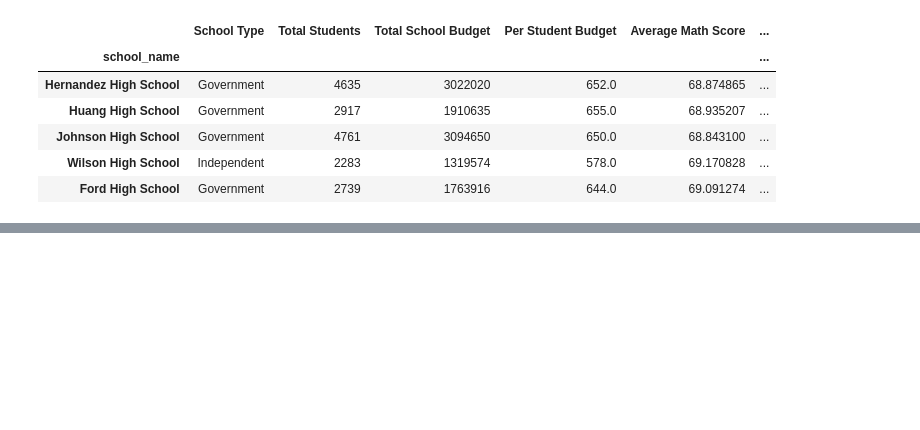
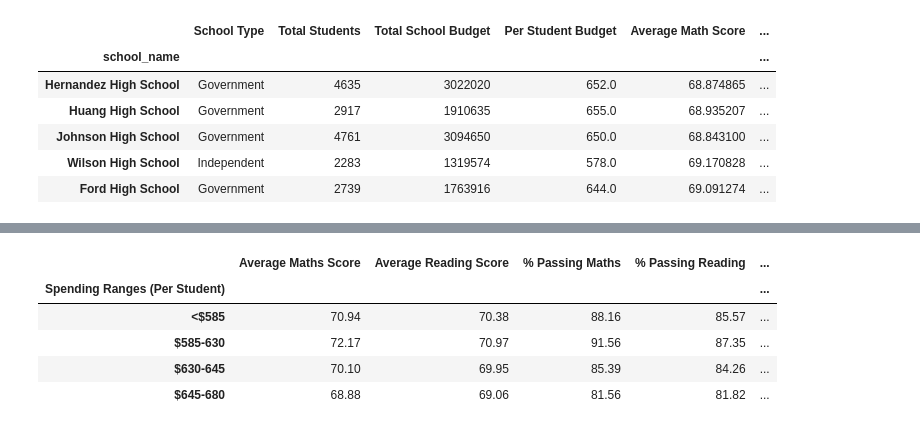
Before and after one commit to abe12monash/pandas-challenge, a Jupyter notebook: Untitled-1.ipynb, the cells around one changed output, grey strips where cells are left out. Cells and saved outputs as stored; diff of their text form; code cells hidden in the pictures; blank space fills up the shorter version.

```diff
--- a/Untitled-1.ipynb
+++ b/Untitled-1.ipynb
@@ -409,0 +488,75 @@ bottom_schools
+# %%
+# Scores by School Spending
+# Define a function to calculate the percentage of students passing math and reading
+def passing_percentage(passing_students, total_students):
+    return passing_students / total_students * 100
+
+# Calculate the average math and reading scores
+average_math_score = school_data_complete['maths_score'].mean()
+average_reading_score = school_data_complete['reading_score'].mean()
+
+# Calculate the number of students passing math and reading (assuming passing is 70 or greater)
+passing_math = school_data_complete[school_data_complete['maths_score'] >= 50]
+passing_reading = school_data_complete[school_data_complete['reading_score'] >= 50]
+
+# Calculate the passing rates
+passing_math_percentage = passing_percentage(passing_math['Student ID'].nunique(), school_data_complete['Student ID'].nunique())
+passing_reading_percentage = passing_percentage(passing_reading['Student ID'].nunique(), school_data_complete['Student ID'].nunique())
+
+# Calculate the overall passing rate (average of the math and reading passing rates)
+overall_passing_rate = (passing_math_percentage + passing_reading_percentage) / 2
+# Define bins for spending
+bins = [0, 585, 630, 645, 680]
+group_names = ["<$585", "$585-630", "$630-645", "$645-680"]
+
+# Calculate per student budget
+school_data_complete['Per Student Budget'] = school_data_complete['budget'] / school_data_complete['size']
+
+# Segment and sort data into bins based on the per student budget
+school_data_complete['Spending Ranges (Per Student)'] = pd.cut(school_data_complete['Per Student Budget'], bins, labels=group_names)
+
+# Perform groupby on 'Spending Ranges (Per Student)' and calculate averages and passing percentages
+spending_stats = school_data_complete.groupby('Spending Ranges (Per Student)')
+
+# Calculate averages for the desired columns.
+average_math_score = spending_stats['maths_score'].mean()
+average_reading_score = spending_stats['reading_score'].mean()
+
+# Calculate the percentage of students passing math and reading
+passing_math_count = school_data_complete[school_data_complete['maths_score'] >= 50].groupby('Spending Ranges (Per Student)').count()['maths_score']
+passing_reading_count = school_data_complete[school_data_complete['reading_score'] >= 50].groupby('Spending Ranges (Per Student)').count()['reading_score']
+total_students = spending_stats['Student ID'].count()
+
+passing_math_percentage = passing_math_count / total_students * 100
+passing_reading_percentage = passing_reading_count / total_students * 100
+
+# Calculate overall passing rate
+# use and
+overall_passing_rate = school_data_complete[(school_data_complete['reading_score'] >= 50) & (school_data_complete['maths_score'] >= 50)].groupby('Spending Ranges (Per Student)').count()['Student ID'] / total_students * 100
+
+
+
+# Create a summary DataFrame
+spending_summary_df = pd.DataFrame({
+    "Average Maths Score": average_math_score,
+    "Average Reading Score": average_reading_score,
+    "% Passing Maths": passing_math_percentage,
+    "% Passing Reading": passing_reading_percentage,
+    "% Overall Passing": overall_passing_rate
+})
+
+# Formatting the DataFrame
+spending_summary_df['Average Maths Score'] = spending_summary_df['Average Maths Score'].map("{:.2f}".format)
+spending_summary_df['Average Reading Score'] = spending_summary_df['Average Reading Score'].map("{:.2f}".format)
+spending_summary_df['% Passing Maths'] = spending_summary_df['% Passing Maths'].map("{:.2f}".format)
+spending_summary_df['% Passing Reading'] = spending_summary_df['% Passing Reading'].map("{:.2f}".format)
+spending_summary_df['% Overall Passing'] = spending_summary_df['% Overall Passing'].map("{:.2f}".format)
+
+spending_summary_df
+# %% [output]
+|  | Average Maths Score | Average Reading Score | % Passing Maths | % Passing Reading | ... |
+| Spending Ranges (Per Student) |  |  |  |  | ... |
+| <$585 | 70.94 | 70.38 | 88.16 | 85.57 | ... |
+| $585-630 | 72.17 | 70.97 | 91.56 | 87.35 | ... |
+| $630-645 | 70.10 | 69.95 | 85.39 | 84.26 | ... |
+| $645-680 | 68.88 | 69.06 | 81.56 | 81.82 | ... |
```
Also changed, not shown: parts of 6 cells of this notebook.
